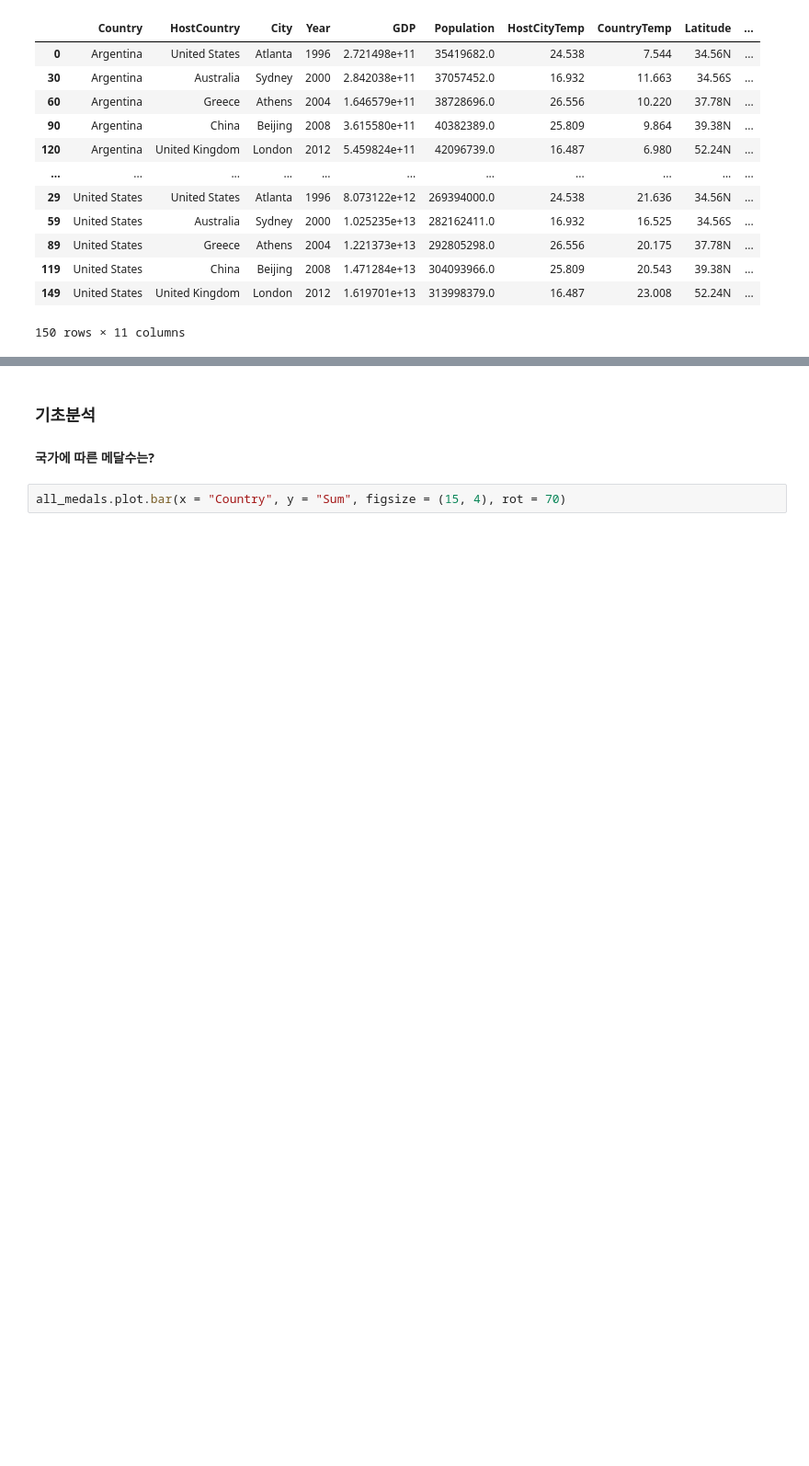
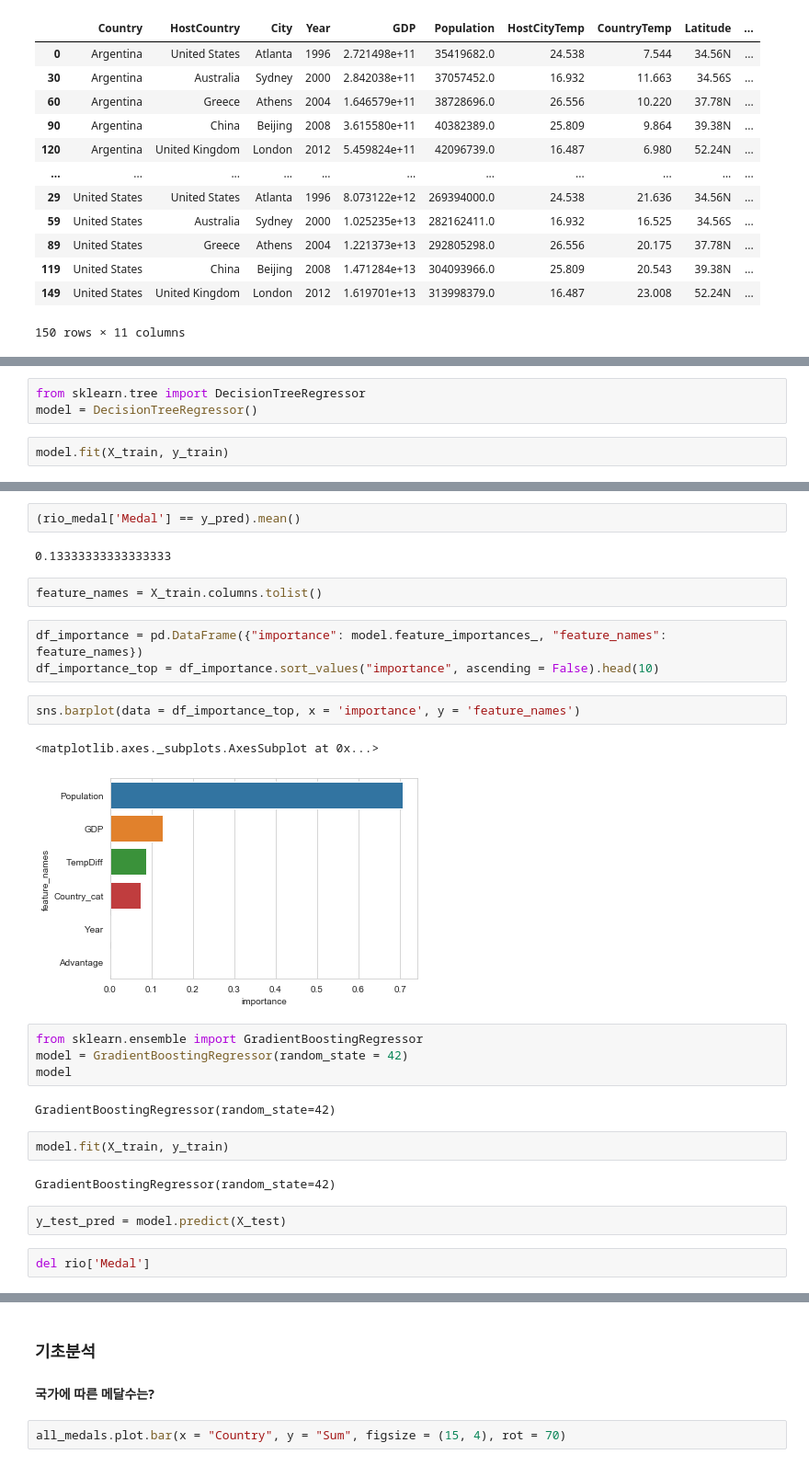
Before and after one commit to hogoood/my_own_project, a Jupyter notebook: Olympic Medals.ipynb, the cells around one changed output, grey strips where cells are left out. Shown: that part at 92% size. Drawn from its saved outputs; the diff is of its cells as text; blank space fills up the shorter version.

Commit message:
Add modeling codes

```diff
--- a/Olympic Medals.ipynb
+++ b/Olympic Medals.ipynb
@@ -1052,0 +1674,5 @@ Length: 150, dtype: bool
+# %%
+from sklearn.tree import DecisionTreeRegressor
+model = DecisionTreeRegressor()
+# %%
+model.fit(X_train, y_train)
@@ -1052,0 +1759,28 @@ Length: 150, dtype: bool
+# %%
+(rio_medal['Medal'] == y_pred).mean()
+# %% [output]
+0.13333333333333333
+# %%
+feature_names = X_train.columns.tolist()
+# %%
+df_importance = pd.DataFrame({"importance": model.feature_importances_, "feature_names": feature_names})
+df_importance_top = df_importance.sort_values("importance", ascending = False).head(10)
+# %%
+sns.barplot(data = df_importance_top, x = 'importance', y = 'feature_names')
+# %% [output]
+<matplotlib.axes._subplots.AxesSubplot at 0x...>
+[figure, added]
+# %%
+from sklearn.ensemble import GradientBoostingRegressor
+model = GradientBoostingRegressor(random_state = 42)
+model
+# %% [output]
+GradientBoostingRegressor(random_state=42)
+# %%
+model.fit(X_train, y_train)
+# %% [output]
+GradientBoostingRegressor(random_state=42)
+# %%
+y_test_pred = model.predict(X_test)
+# %%
+del rio['Medal']
```
Also changed, not shown: parts of 56 cells of this notebook.
